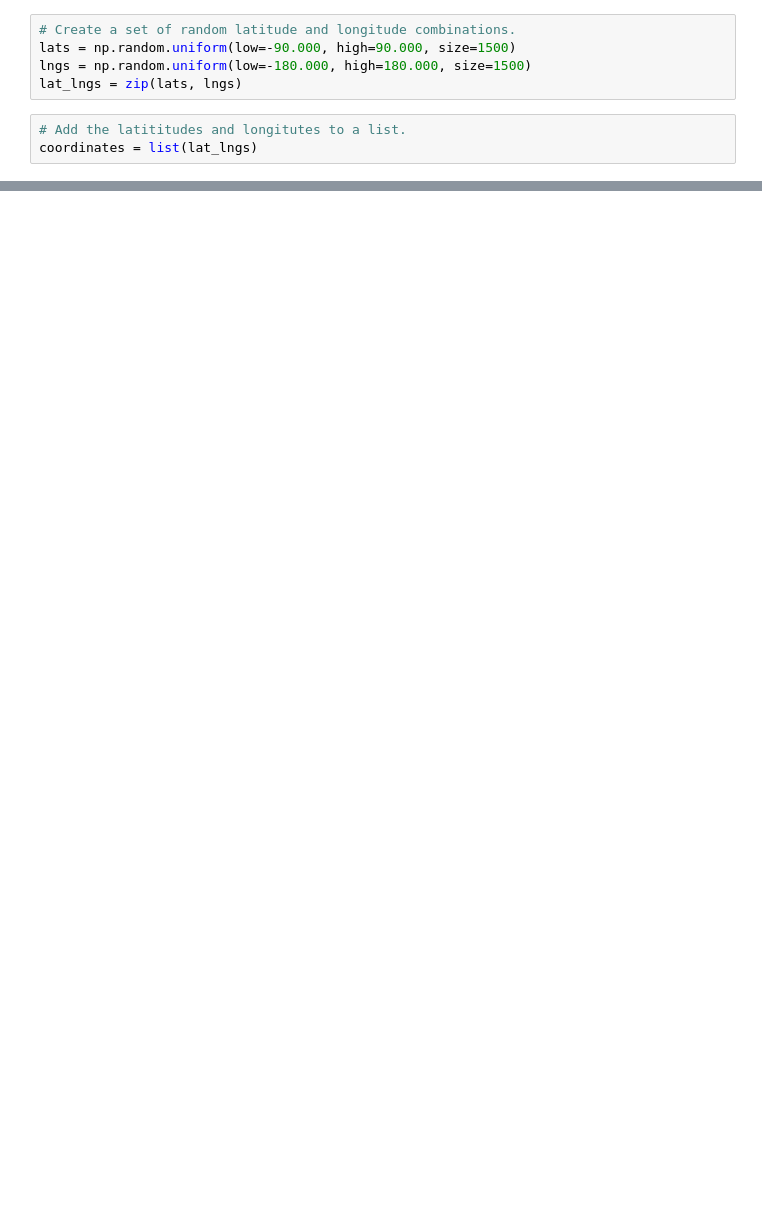
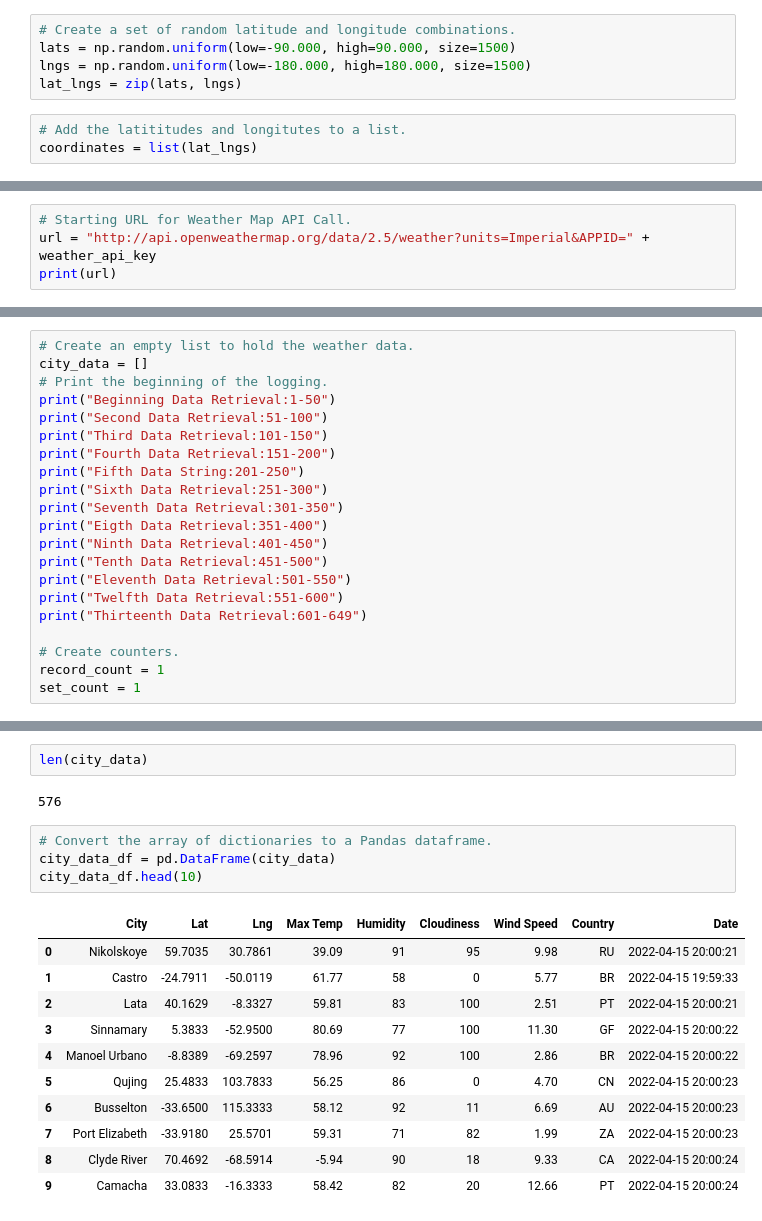
Before and after one commit to KathleenYager/World_Weather_Analysis, a Jupyter notebook: WeatherPy.ipynb, the cells around one changed output, grey strips where cells are left out. Drawn from its saved outputs; the diff is of its cells as text; blank space fills up the shorter version.

Commit message:
updated ignore and WeatherPy files

```diff
--- a/WeatherPy.ipynb
+++ b/WeatherPy.ipynb
@@ -28,0 +38,4 @@ len(cities)
+# %%
+# Starting URL for Weather Map API Call.
+url = "http://api.openweathermap.org/data/2.5/weather?units=Imperial&APPID=" + weather_api_key
+print(url)
@@ -28,0 +44,21 @@ len(cities)
+# %%
+# Create an empty list to hold the weather data.
+city_data = []
+# Print the beginning of the logging.
+print("Beginning Data Retrieval:1-50")
+print("Second Data Retrieval:51-100")
+print("Third Data Retrieval:101-150")
+print("Fourth Data Retrieval:151-200")
+print("Fifth Data String:201-250")
+print("Sixth Data Retrieval:251-300")
+print("Seventh Data Retrieval:301-350")
+print("Eigth Data Retrieval:351-400")
+print("Ninth Data Retrieval:401-450")
+print("Tenth Data Retrieval:451-500")
+print("Eleventh Data Retrieval:501-550")
+print("Twelfth Data Retrieval:551-600")
+print("Thirteenth Data Retrieval:601-649")
+
+# Create counters.
+record_count = 1
+set_count = 1
@@ -28,0 +149,20 @@ len(cities)
+# %%
+len(city_data)
+# %% [output]
+576
+# %%
+# Convert the array of dictionaries to a Pandas dataframe.
+city_data_df = pd.DataFrame(city_data)
+city_data_df.head(10)
+# %% [output]
+|  | City | Lat | Lng | Max Temp | Humidity | Cloudiness | Wind Speed | Country | Date |
+| 0 | Nikolskoye | 59.7035 | 30.7861 | 39.09 | 91 | 95 | 9.98 | RU | 2022-04-15 20:00:21 |
+| 1 | Castro | -24.7911 | -50.0119 | 61.77 | 58 | 0 | 5.77 | BR | 2022-04-15 19:59:33 |
+| 2 | Lata | 40.1629 | -8.3327 | 59.81 | 83 | 100 | 2.51 | PT | 2022-04-15 20:00:21 |
+| 3 | Sinnamary | 5.3833 | -52.9500 | 80.69 | 77 | 100 | 11.30 | GF | 2022-04-15 20:00:22 |
+| 4 | Manoel Urbano | -8.8389 | -69.2597 | 78.96 | 92 | 100 | 2.86 | BR | 2022-04-15 20:00:22 |
+| 5 | Qujing | 25.4833 | 103.7833 | 56.25 | 86 | 0 | 4.70 | CN | 2022-04-15 20:00:23 |
+| 6 | Busselton | -33.6500 | 115.3333 | 58.12 | 92 | 11 | 6.69 | AU | 2022-04-15 20:00:23 |
+| 7 | Port Elizabeth | -33.9180 | 25.5701 | 59.31 | 71 | 82 | 1.99 | ZA | 2022-04-15 20:00:23 |
+| 8 | Clyde River | 70.4692 | -68.5914 | -5.94 | 90 | 18 | 9.33 | CA | 2022-04-15 20:00:24 |
+| 9 | Camacha | 33.0833 | -16.3333 | 58.42 | 82 | 20 | 12.66 | PT | 2022-04-15 20:00:24 |
```
Also changed, not shown: parts of 7 cells of this notebook, 2 other files.
